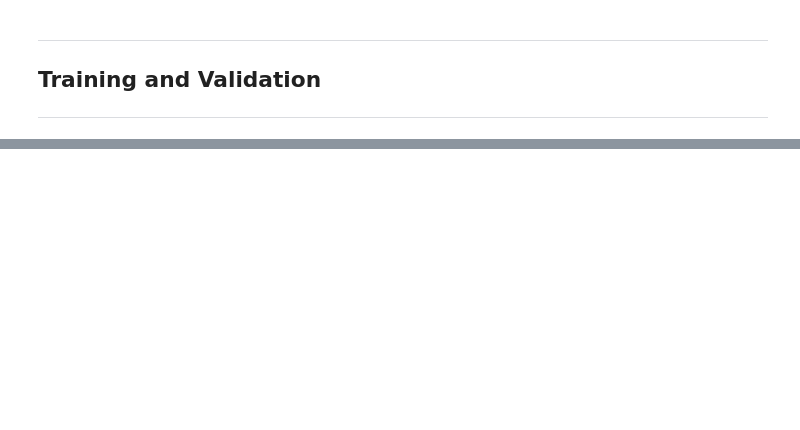
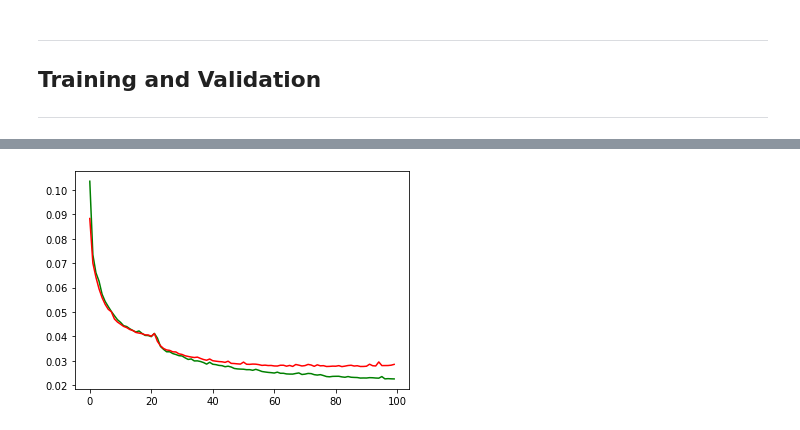
Before and after one commit to doyoung-umich/pj_otaku, a Jupyter notebook: Ryota/Character image recommendation.ipynb, the cells around one changed output, grey strips where cells are left out. Cells and saved outputs as stored; diff of their text form; code cells hidden in the pictures; blank space fills up the shorter version.

```diff
--- a/Ryota/Character image recommendation.ipynb
+++ b/Ryota/Character image recommendation.ipynb
@@ -488,7 +511,7 @@ def train_step(encoder, decoder, train_loader, criterion, optimizer, device):
     decoder.train()
 
     running_loss = 0.0
-    for counter, (train_img, target_img) in enumerate(train_loader, 1):
+    for counter, (train_img, target_img, _) in enumerate(train_loader, 1):
         train_img = train_img.to(device)
         target_img = target_img.to(device)
 
@@ -510,7 +533,7 @@ def val_step(encoder, decoder, val_loader, criterion, device):
 
     running_loss = 0.0
     with torch.no_grad():
-        for counter, (train_img, target_img) in enumerate(val_loader, 1):
+        for counter, (train_img, target_img, _) in enumerate(val_loader, 1):
             train_img = train_img.to(device)
             target_img = target_img.to(device)
 
@@ -529,9 +552,13 @@ def val_step(encoder, decoder, val_loader, criterion, device):
 # redo the settings all again
 
 # set data
-transform_steps = transforms.Compose([transforms.ToTensor(),transforms.RandomCrop(200, pad_if_needed=True)])
+# better with batch_size=64 rather than 32 (32 can end up with training curve not going down)
+transform_steps = transforms.Compose([transforms.ToTensor(),
+                                      transforms.CenterCrop(200),
+                                      transforms.Normalize(mean=[0], std=[1.0])
+                                     ])
 train_loader, val_loader, all_data_loader = prep_data("../assets/character_images/character_images_grayscale_test",
-                                                      transform_steps=transform_steps, train_ratio=0.75, batch_size=32)
+                                                      transform_steps=transform_steps, train_ratio=0.8, batch_size=16)
 
 # prep model
 encoder = Encoder()
@@ -543,18 +570,27 @@ decoder.to(device)
 # set loss function, optimizer
 criterion = nn.MSELoss()
 ae_params = list(encoder.parameters()) + list(decoder.parameters())
-optimizer = optim.Adam(ae_params, lr=0.01)
+optimizer = optim.Adam(ae_params, lr=0.005)
 
 # check that it works
-EPOCHS = 50
+EPOCHS = 100
 train_losses = []
 val_losses = []
+min_loss = 1e5
 
-for epoch in range(1, EPOCHS+1):
+for epoch in tqdm(range(1, EPOCHS+1)):
     train_loss = train_step(encoder, decoder, train_loader, criterion, optimizer, device=device)
     train_losses.append(train_loss)
-    print(f"Epochs = {epoch}, Training Loss : {train_loss}")
+    # print(f"Epochs = {epoch}, Training Loss : {train_loss}")
 
     val_loss = val_step(encoder, decoder, val_loader, criterion, device=device)
     val_losses.append(val_loss)
-    print(f"Epochs = {epoch}, Validation Loss : {val_loss}")
+    # print(f"Epochs = {epoch}, Validation Loss : {val_loss}")
+
+    # Save the best model
+    if val_loss < min_loss:
+        best_encoder = copy.deepcopy(encoder)
+        best_decoder = copy.deepcopy(decoder)
+        torch.save(best_encoder.state_dict(), "../assets/character_images/models_and_embeddings/encoder_model.pt")
+        torch.save(best_decoder.state_dict(), "../assets/character_images/models_and_embeddings/decoder_model.pt")
+        min_loss = val_loss
@@ -578,0 +597,6 @@ Epochs = 50, Validation Loss : 0.05622316524386406
+# %%
+# plot training & validation losses
+plt.plot(train_losses,"g", val_losses, "r")
+plt.show()
+# %% [output]
+[figure, added]
```
Also changed, not shown: parts of 25 cells of this notebook.
